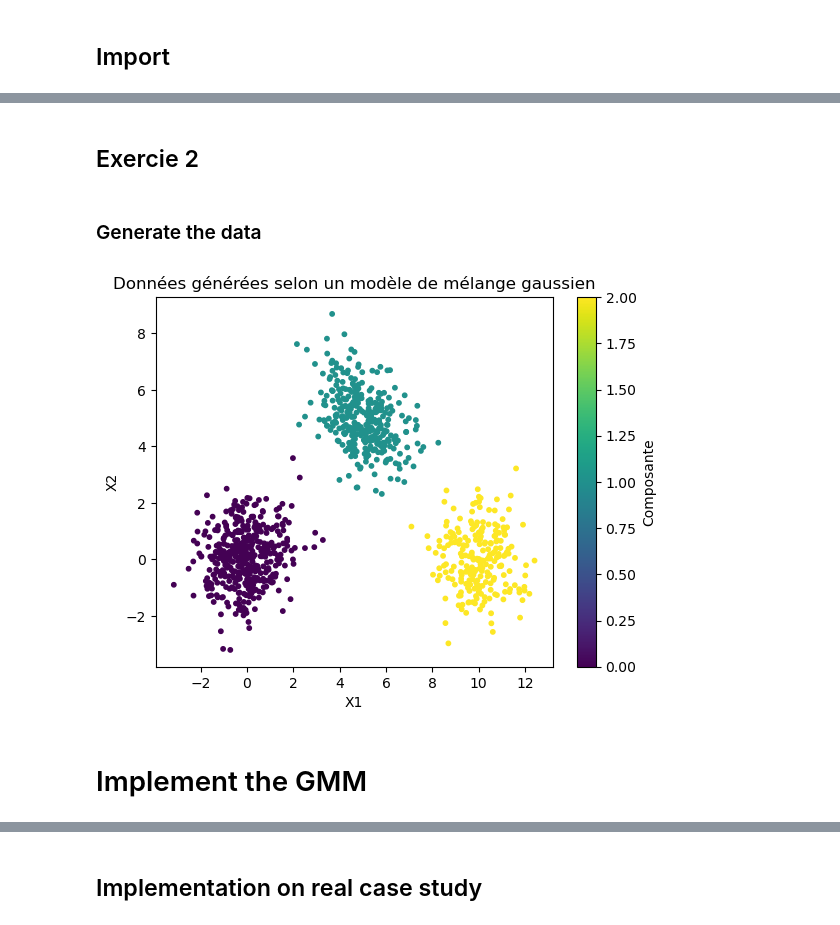
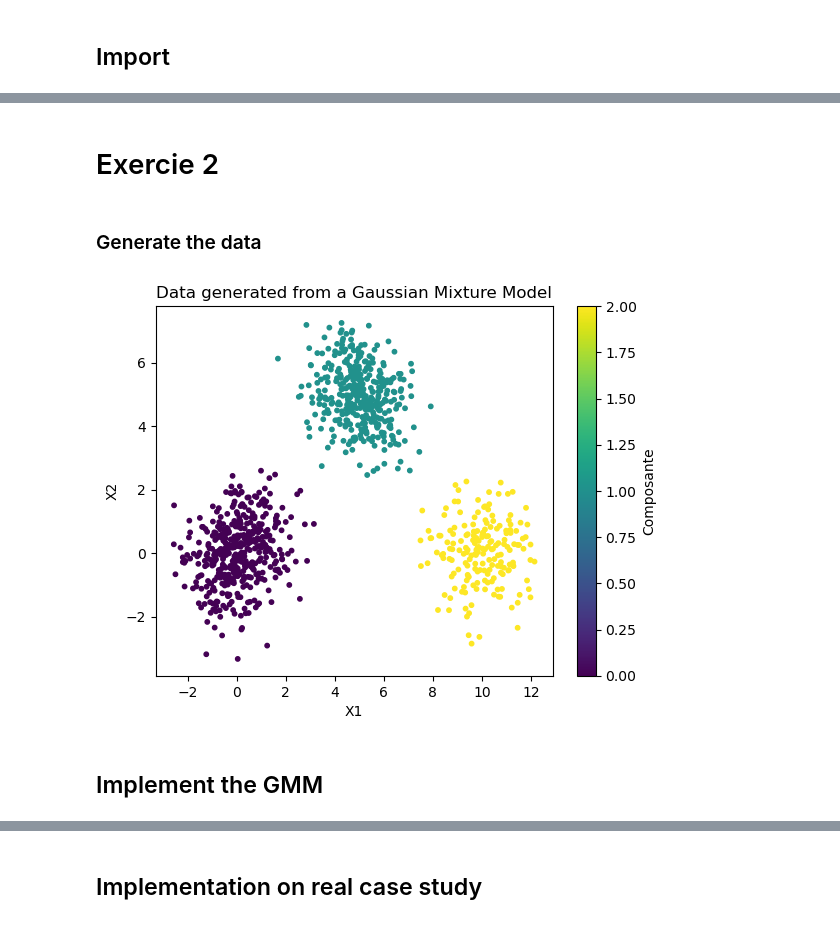
Before and after one commit to SullivanCastro/GMM, a Jupyter notebook: TP2_Sullivan_CASTRO.ipynb, the cells around one changed output, grey strips where cells are left out. Cells and saved outputs as stored; diff of their text form; code cells hidden in the pictures.

```diff
--- a/TP2_Sullivan_CASTRO.ipynb
+++ b/TP2_Sullivan_CASTRO.ipynb
@@ -26,7 +24,7 @@ def generate_samples(N, pdf):
     U = np.random.rand(N)
     for idx_u in range(len(U)):
         x = 0
-        while x < len(cdf) and U[idx_u] > cdf[x]:
+        while x < len(cdf)-1 and U[idx_u] > cdf[x]:
             x += 1
         U[idx_u] = x
     return U
@@ -54,39 +81,39 @@ plot_cdf(np.cumsum(pdf_pi), "red")
 # %% [markdown]
-## Exercie 2
+# Exercie 2
 # %% [markdown]
 ### Generate the data
 # %%
 # Paramètres du modèle de mélange gaussien
 M = 3  # Nombre de composantes du mélange
 N = 1000  # Nombre d'échantillons
 
 # Poids pour chaque composante (doit sommer à 1)
 alphas = [0.45, 0.35, 0.25]
 
 # Moyennes et matrices de covariance de chaque composante
 means = np.array([np.array([0, 0]), np.array([5, 5]), np.array([10, 0])])
 covariances = np.array([np.array([[1, 0.2], [0.2, 1]]),
                np.array([[1, -0.3], [-0.3, 1]]),
                np.array([[1, 0], [0, 1]])])
 
 # Génération des données
 X = np.zeros((N, 2))  # Tableau pour stocker les données
 Z = generate_samples(N, pdf=alphas)  # Sélectionne les classes de chaque échantillon
 
 for i in range(M):
     # Nombre d'échantillons pour la i-ème composante
     n_i = np.sum(Z == i)
     # Génération des échantillons gaussiens pour cette composante
     X[Z == i] = np.random.multivariate_normal(means[i], covariances[i], size=n_i)
 
 plt.figure()
 plt.scatter(X[:, 0], X[:, 1], c=Z, cmap='viridis', s=10)
 plt.xlabel("X1")
 plt.ylabel("X2")
-plt.title("Données générées selon un modèle de mélange gaussien")
+plt.title("Data generated from a Gaussian Mixture Model")
 plt.colorbar(label="Composante")
 plt.show()
 # %% [output]
-[figure, old version]
+[figure, new version]
 # %% [markdown]
-# Implement the GMM
+## Implement the GMM
```
Also changed, not shown: parts of 26 cells of this notebook, 2 other files.
